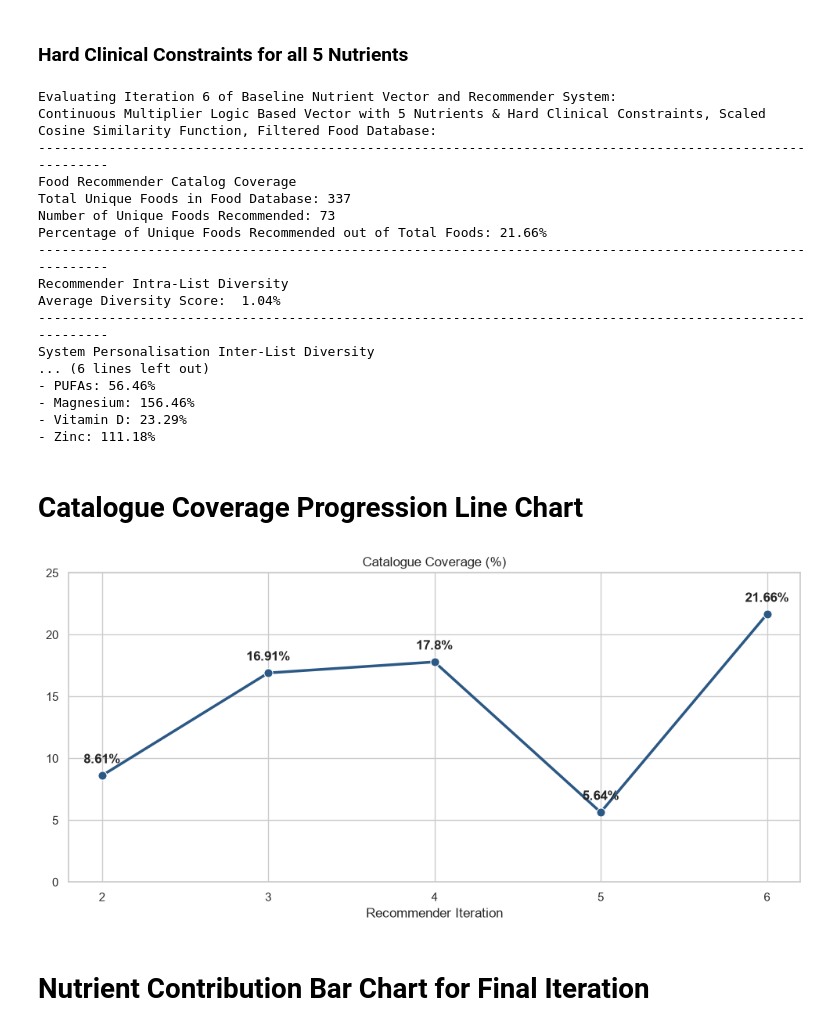
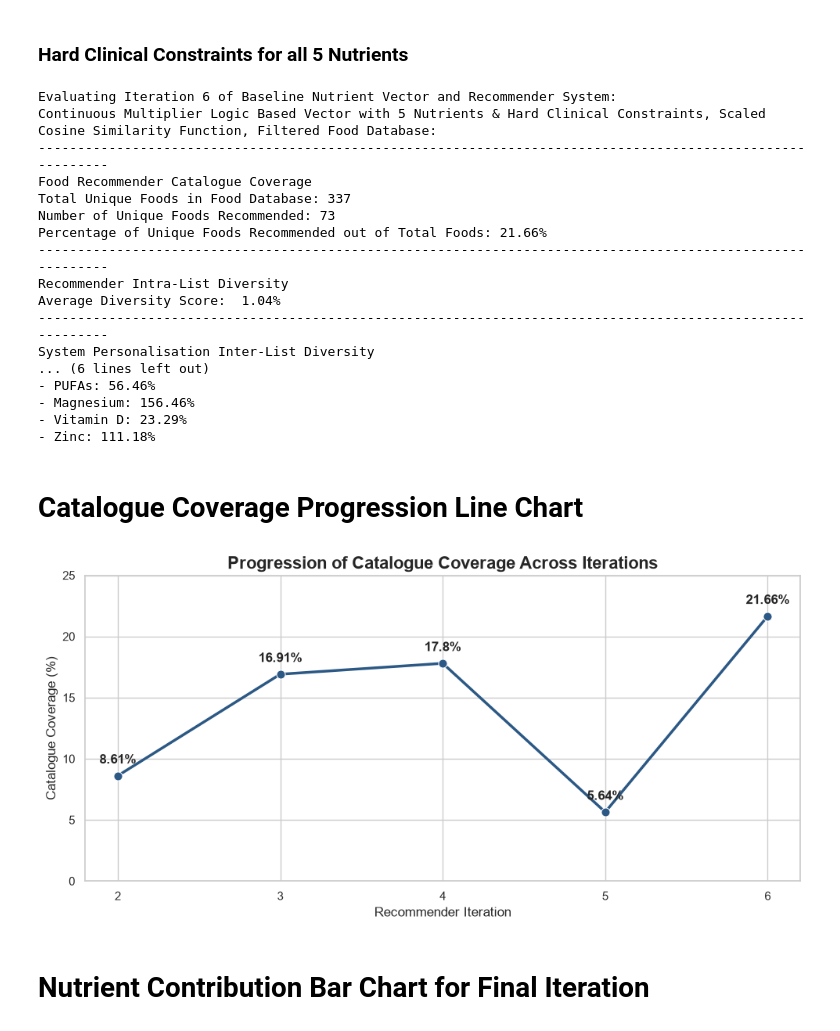
Before and after one commit to lbaxendale/masters_project, a Jupyter notebook: MODELLING_FILE.ipynb, the cells around one changed output. Drawn from its saved outputs; the diff is of its cells as text; code cells hidden in the pictures.

```diff
--- a/MODELLING_FILE.ipynb
+++ b/MODELLING_FILE.ipynb
@@ -764,12 +775,12 @@ def recommender_hard_constraints(patient_vector, food_db, top_n=10):
     results_df['Match_Score (%)'] = np.round(score_similarity * 100, 2)
     return results_df.sort_values(by='Match_Score (%)', ascending=False).head(top_n)
 # %%
-#Calling the food catalog coverage metric to evaluate Iteration 2
+#Calling the food catalogue coverage metric to evaluate Iteration 2
 print("Evaluating Iteration 6 of Baseline Nutrient Vector and Recommender System:")
 print("Continuous Multiplier Logic Based Vector with 5 Nutrients & Hard Clinical Constraints" \
 ", Scaled Cosine Similarity Function, Filtered Food Database:")
 print("-----------------------------------------------------------------------------------------------------------")
-baseline_coverage = food_catalog_coverage(
+baseline_coverage = food_catalogue_coverage(
     patient_df=patientdata,
     food_db=food_matrix_5d,
     vector_function=nutrient_vector_2,
@@ -806,7 +817,7 @@ hard_constraints_diversity = nutrient_contribution_test(
 Evaluating Iteration 6 of Baseline Nutrient Vector and Recommender System:
 Continuous Multiplier Logic Based Vector with 5 Nutrients & Hard Clinical Constraints, Scaled Cosine Similarity Function, Filtered Food Database:
 -----------------------------------------------------------------------------------------------------------
-Food Recommender Catalog Coverage
+Food Recommender Catalogue Coverage
 Total Unique Foods in Food Database: 337
 Number of Unique Foods Recommended: 73
 Percentage of Unique Foods Recommended out of Total Foods: 21.66%
@@ -1084,27 +1095,28 @@ def nutrient_vector_logic(patient_record):
 # %%
 #Defining the iterations and results
 iterations = ['2', '3', '4', '5', '6']
+#The coverage results for each iteration
 coverage = [8.61, 16.91, 17.80, 5.64, 21.66]
 
 #Configuring the plot size
 plt.figure(figsize=(10, 5))
 sns.set_theme(style="whitegrid")
 
 #Creating a line plot
 sns.lineplot(x=iterations, y=coverage, marker='o', color="#2b5884", linewidth=2.5, markersize=8)
 
 #Adding data labels to the different iteration points
 for i, val in enumerate(coverage):
     plt.text(i, val + 1, f'{val}%', horizontalalignment='center', fontweight='bold')
 
-plt.title('Progression of Catalogue Coverage Across Iterations', fontsize=14, fontweight='bold')
-plt.title('Catalogue Coverage (%)', fontsize=12)
+plt.title('Progression of Catalogue Coverage Across Iterations', fontsize=16, fontweight='bold')
+plt.ylabel('Catalogue Coverage (%)', fontsize=12)
 plt.xlabel('Recommender Iteration', fontsize=12)
 plt.ylim(0, 25)
 plt.tight_layout()
 plt.show()
 # %% [output]
-[figure, old version]
+[figure, new version]
 # %% [markdown]
 # Nutrient Contribution Bar Chart for Final Iteration
 # %%
```
Also changed, not shown: parts of 8 cells of this notebook, 12 other files.
